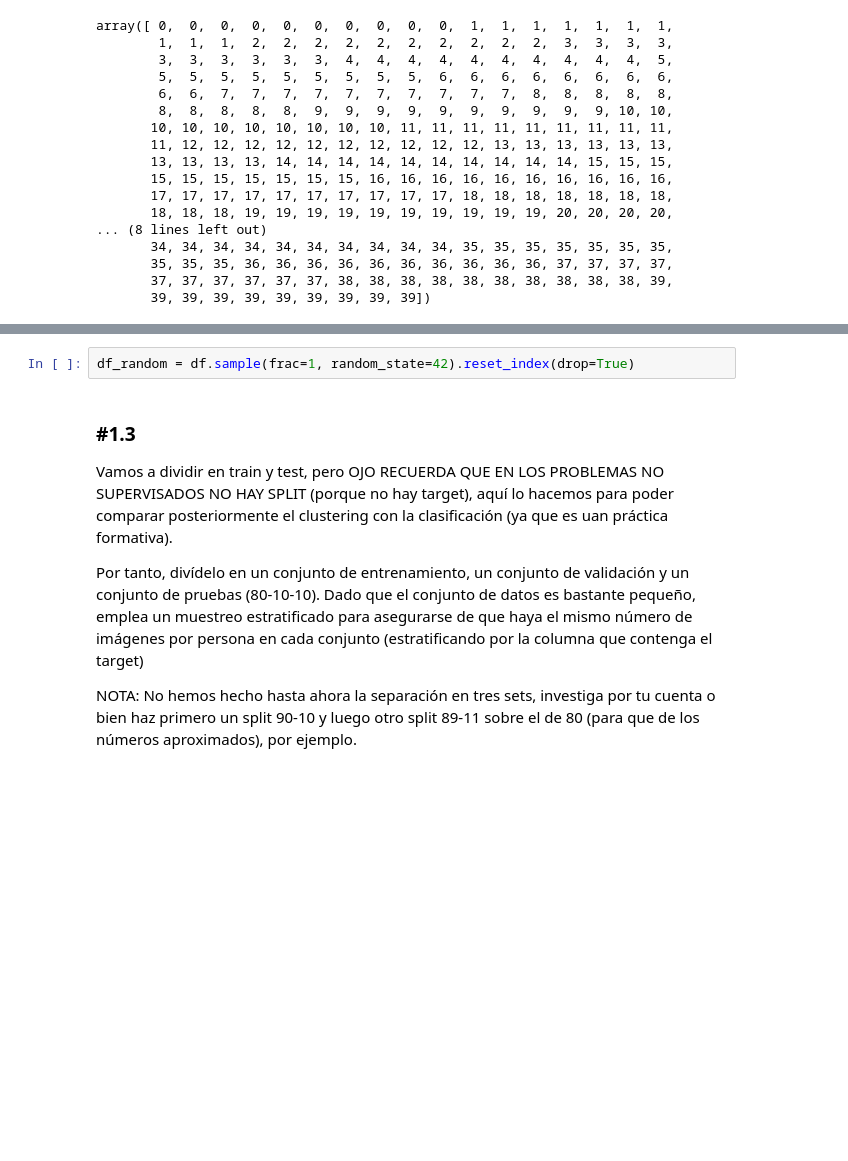
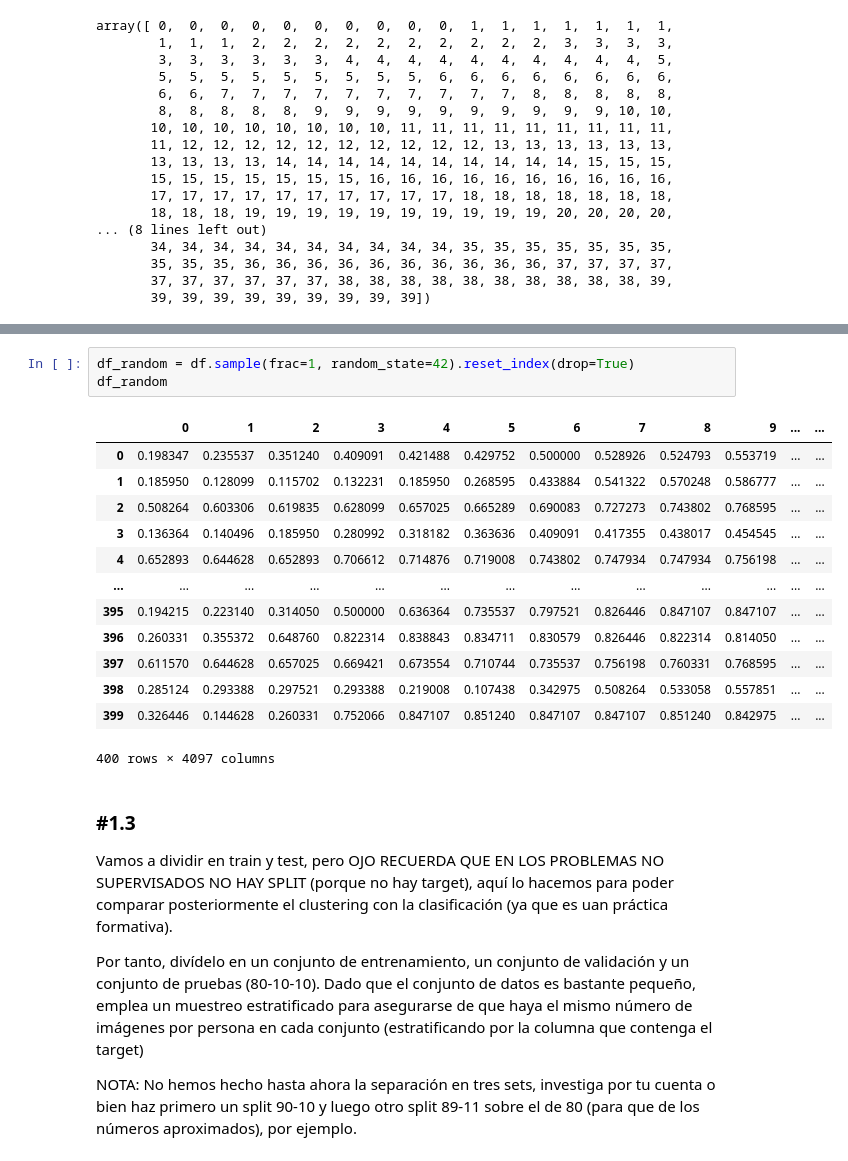
Before and after one commit to ConchaLG/ONLINE_DS_THEBRIDGE_ConchaLopez_Exercises, a Jupyter notebook: 04_Machine_Learning/Sprint_13/Unidad_01/Practica_Obligatoria/18_Practica_Obligatoria_Clustering_I.ipynb, the cells around one changed output, grey strips where cells are left out. Drawn from its saved outputs; the diff is of its cells as text; blank space fills up the shorter version.

```diff
--- a/04_Machine_Learning/Sprint_13/Unidad_01/Practica_Obligatoria/18_Practica_Obligatoria_Clustering_I.ipynb
+++ b/04_Machine_Learning/Sprint_13/Unidad_01/Practica_Obligatoria/18_Practica_Obligatoria_Clustering_I.ipynb
@@ -77,5 +92,20 @@ df['target'] = target
 # %%
 df_random = df.sample(frac=1, random_state=42).reset_index(drop=True)
+df_random
+# %% [output]
+|  | 0 | 1 | 2 | 3 | 4 | 5 | 6 | 7 | 8 | 9 | ... | ... |
+| 0 | 0.198347 | 0.235537 | 0.351240 | 0.409091 | 0.421488 | 0.429752 | 0.500000 | 0.528926 | 0.524793 | 0.553719 | ... | ... |
+| 1 | 0.185950 | 0.128099 | 0.115702 | 0.132231 | 0.185950 | 0.268595 | 0.433884 | 0.541322 | 0.570248 | 0.586777 | ... | ... |
+| 2 | 0.508264 | 0.603306 | 0.619835 | 0.628099 | 0.657025 | 0.665289 | 0.690083 | 0.727273 | 0.743802 | 0.768595 | ... | ... |
+| 3 | 0.136364 | 0.140496 | 0.185950 | 0.280992 | 0.318182 | 0.363636 | 0.409091 | 0.417355 | 0.438017 | 0.454545 | ... | ... |
+| 4 | 0.652893 | 0.644628 | 0.652893 | 0.706612 | 0.714876 | 0.719008 | 0.743802 | 0.747934 | 0.747934 | 0.756198 | ... | ... |
+| ... | ... | ... | ... | ... | ... | ... | ... | ... | ... | ... | ... | ... |
+| 395 | 0.194215 | 0.223140 | 0.314050 | 0.500000 | 0.636364 | 0.735537 | 0.797521 | 0.826446 | 0.847107 | 0.847107 | ... | ... |
+| 396 | 0.260331 | 0.355372 | 0.648760 | 0.822314 | 0.838843 | 0.834711 | 0.830579 | 0.826446 | 0.822314 | 0.814050 | ... | ... |
+| 397 | 0.611570 | 0.644628 | 0.657025 | 0.669421 | 0.673554 | 0.710744 | 0.735537 | 0.756198 | 0.760331 | 0.768595 | ... | ... |
+| 398 | 0.285124 | 0.293388 | 0.297521 | 0.293388 | 0.219008 | 0.107438 | 0.342975 | 0.508264 | 0.533058 | 0.557851 | ... | ... |
+| 399 | 0.326446 | 0.144628 | 0.260331 | 0.752066 | 0.847107 | 0.851240 | 0.847107 | 0.847107 | 0.851240 | 0.842975 | ... | ... |
+400 rows × 4097 columns
 # %% [markdown]
 ### #1.3
 
```
Also changed, not shown: parts of 1 cell of this notebook, 32 other files.
